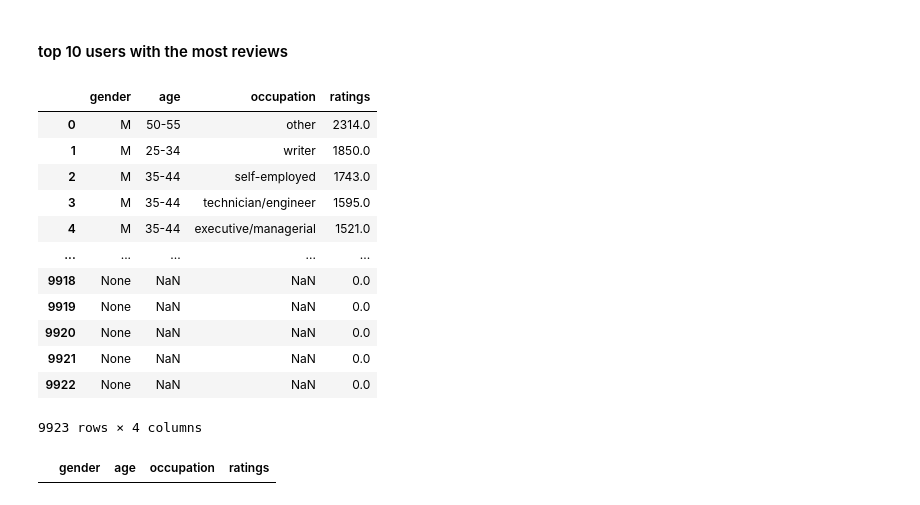
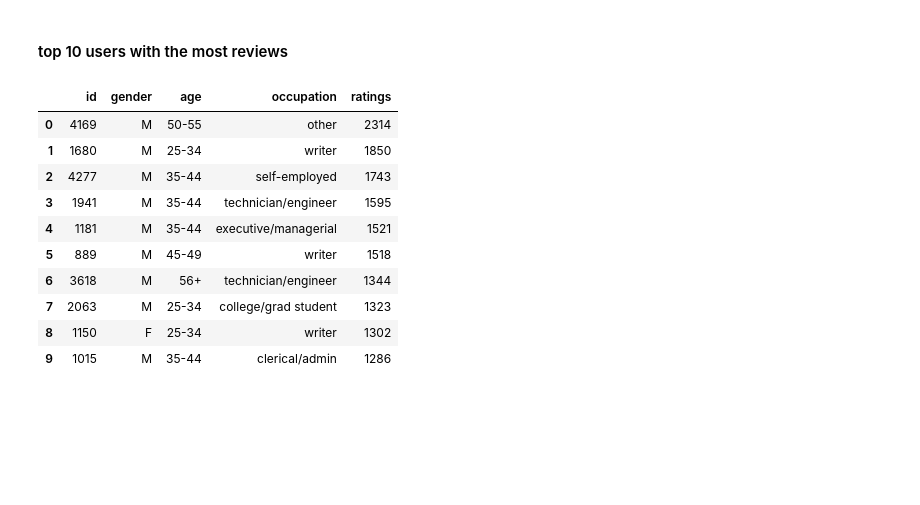
Before and after one commit to AngeloLongano/graph_analytics_movie_dataset, a Jupyter notebook: 2_exploratory_analysis.ipynb, the cells around one changed output. Drawn from its saved outputs; the diff is of its cells as text; code cells hidden in the pictures; blank space fills up the shorter version.

```diff
--- a/2_exploratory_analysis.ipynb
+++ b/2_exploratory_analysis.ipynb
@@ -327,0 +294,16 @@ Degree distribution: {'min': 0, 'max': 2314, 'p90': 295, 'p999': 1286, 'p99': 82
+# %%
+# Check if there are movies and users without ratings
+movies_without_ratings = gds.run_cypher(
+    """
+    MATCH (m:Movie WHERE m.ratings = 0)
+    RETURN COUNT(m) as count;
+"""
+)["count"][0]
+users_without_ratings = gds.run_cypher(
+    """
+    MATCH (u:User WHERE u.ratings = 0)
+    RETURN COUNT(u) as count;
+"""
+)["count"][0]
+print(f"There are {movies_without_ratings} movies without ratings")
+print(f"There are {users_without_ratings} users without ratings")
@@ -330,10 +315,12 @@ Analyzing the degree distribution of the nodes, we can say that the distribution
 # %%
 result = gds.run_cypher(
     """
-    CALL gds.degree.stream("movies-rated")
+    MATCH (m:Movie WHERE m.ratings>0)
+    RETURN m.title as title,m.ratings as ratings
+    ORDER BY ratings DESC
     """
 )
-movies_degree = result["score"]
+movies_degree = result["ratings"]
 fig, ax = plt.subplots(1, 3, figsize=(16, 4))
 ax[0].hist(movies_degree, bins=10)
 ax[0].set_title("Degree distribution")
@@ -357,10 +344,12 @@ Name: score, dtype: float64
 # %%
 result = gds.run_cypher(
     """
-    CALL gds.degree.stream("users-rates")
+    MATCH (u:User)
+    RETURN u.title as title,u.ratings as ratings
+    ORDER BY ratings DESC
     """
 )
-users_degree = result["score"]
+users_degree = result["ratings"]
 fig, ax = plt.subplots(1, 3, figsize=(16, 4))
 ax[0].hist(users_degree, bins=100)
 ax[0].set_title("Degree distribution")
@@ -433,12 +382,11 @@ Name: score, Length: 3883, dtype: float64
 # %% [markdown]
 #### top 10 movies with the most reviews
 # %%
-movies = gds.run_cypher(
+gds.run_cypher(
     """
-    CALL gds.degree.stream('movies-rated')
-    YIELD nodeId, score
-    RETURN gds.util.asNode(nodeId).title AS title, score AS ratings
+    MATCH (m:Movie)
+    RETURN m.title AS title, m.ratings AS ratings
     ORDER BY ratings DESC, title  DESC
-
+    LIMIT 10
 """
 )
@@ -463,31 +407,24 @@ movies
 # %%
 result = gds.run_cypher(
     """
-    CALL gds.degree.stream('users-rates')
-    YIELD nodeId, score
-    RETURN gds.util.asNode(nodeId).gender AS gender, gds.util.asNode(nodeId).age AS age, gds.util.asNode(nodeId).occupation AS occupation, score AS ratings
+    MATCH (u:User)
+    RETURN u.userId as id,u.gender AS gender, u.age AS age, u.occupation AS occupation, u.ratings AS ratings
     ORDER BY ratings DESC
-
+    LIMIT 10
 """
 )
 result["age"] = result["age"].map(age_labels)
 result["occupation"] = result["occupation"].map(occupation_labels)
 result
 # %% [output]
-|  | gender | age | occupation | ratings |
-| 0 | M | 50-55 | other | 2314.0 |
-| 1 | M | 25-34 | writer | 1850.0 |
-| 2 | M | 35-44 | self-employed | 1743.0 |
-| 3 | M | 35-44 | technician/engineer | 1595.0 |
-| 4 | M | 35-44 | executive/managerial | 1521.0 |
-| ... | ... | ... | ... | ... |
-| 9918 | None | NaN | NaN | 0.0 |
-| 9919 | None | NaN | NaN | 0.0 |
-| 9920 | None | NaN | NaN | 0.0 |
-| 9921 | None | NaN | NaN | 0.0 |
-| 9922 | None | NaN | NaN | 0.0 |
+|  | id | gender | age | occupation | ratings |
+| 0 | 4169 | M | 50-55 | other | 2314 |
+| 1 | 1680 | M | 25-34 | writer | 1850 |
+| 2 | 4277 | M | 35-44 | self-employed | 1743 |
+| 3 | 1941 | M | 35-44 | technician/engineer | 1595 |
+| 4 | 1181 | M | 35-44 | executive/managerial | 1521 |
+| 5 | 889 | M | 45-49 | writer | 1518 |
+| 6 | 3618 | M | 56+ | technician/engineer | 1344 |
+| 7 | 2063 | M | 25-34 | college/grad student | 1323 |
+| 8 | 1150 | F | 25-34 | writer | 1302 |
+| 9 | 1015 | M | 35-44 | clerical/admin | 1286 |
-9923 rows × 4 columns
-# %%
-result[(result["gender"].notnull()) & (result["ratings"] == 0)]
-# %% [output]
-|  | gender | age | occupation | ratings |
```
Also changed, not shown: parts of 41 cells of this notebook, 1 other file.
